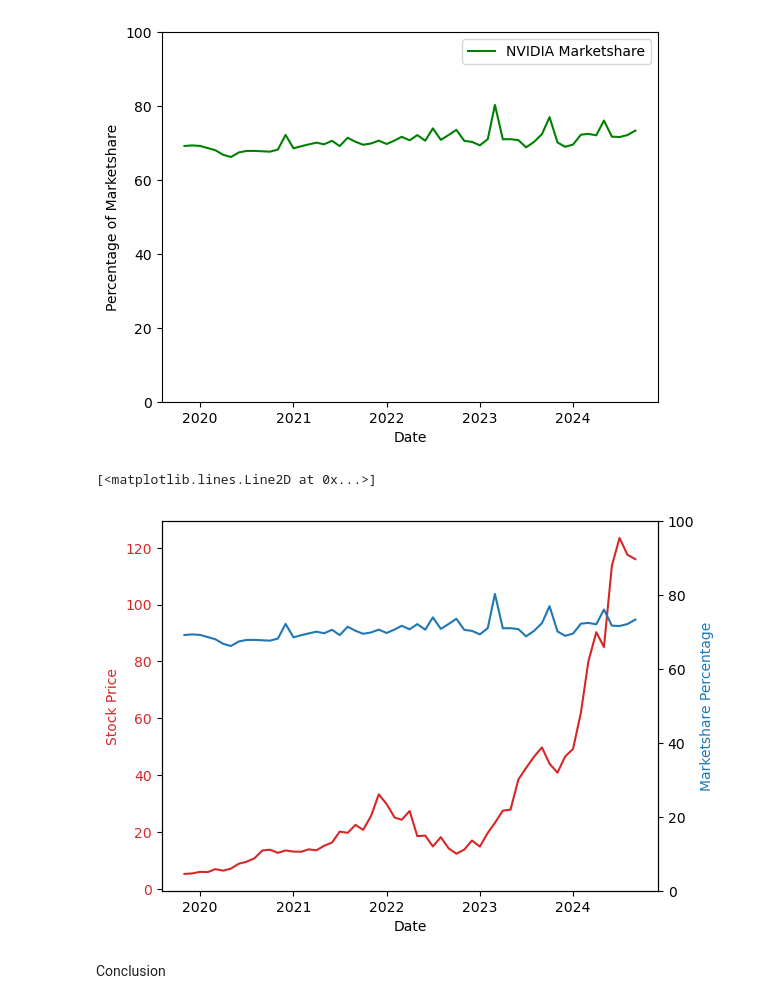
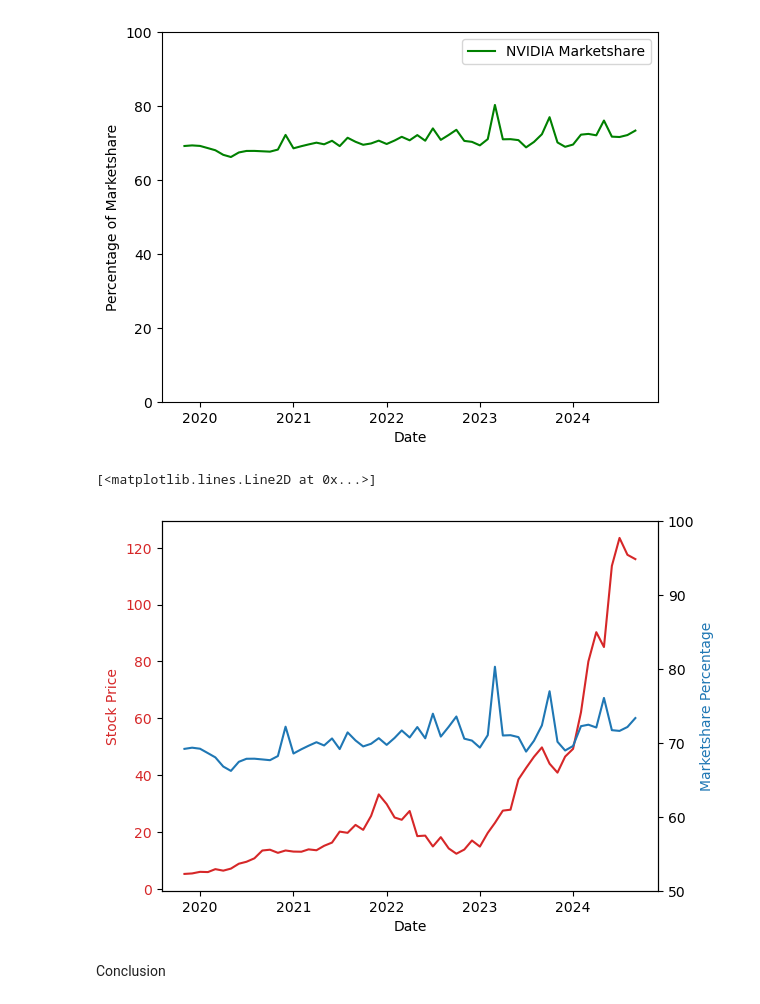
Before and after one commit to TheOriginalBabu/SciDataAnalysisAssignment, a Jupyter notebook: Untitled-1.ipynb, the cells around one changed output. Saved outputs shown, nothing was run; the diff lists cells and outputs as text; code cells hidden in the pictures.

```diff
--- a/Untitled-1.ipynb
+++ b/Untitled-1.ipynb
@@ -206,27 +206,27 @@ plt.show()
 # %%
 #Plot both marketshare and stock price into a single graph
 
 
 fig, ax1 = plt.subplots()
 
 color = 'tab:red'
 ax1.set_xlabel('Date')
 ax1.set_ylabel('Stock Price', color=color)
 ax1.plot(nvidia_analysis['Date'], nvidia_analysis['Stock Price'], color=color)
 ax1.tick_params(axis='y', labelcolor=color)
 
 ax1 = ax1.twinx()
 color = 'tab:blue'
 
 ax1.set_ylabel('Marketshare Percentage', color=color)
 
 #Change scale of marketshare percentage from 0 to 100
 
-ax1.set_ylim(0, 100)
+ax1.set_ylim(50, 100)
 
 ax1.plot(nvidia_analysis['Date'], nvidia_analysis['Marketshare Percentage'], color=color)
 # %% [output]
 [<matplotlib.lines.Line2D at 0x...>]
-[figure, old version]
+[figure, new version]
 # %% [markdown]
 Conclusion
```
